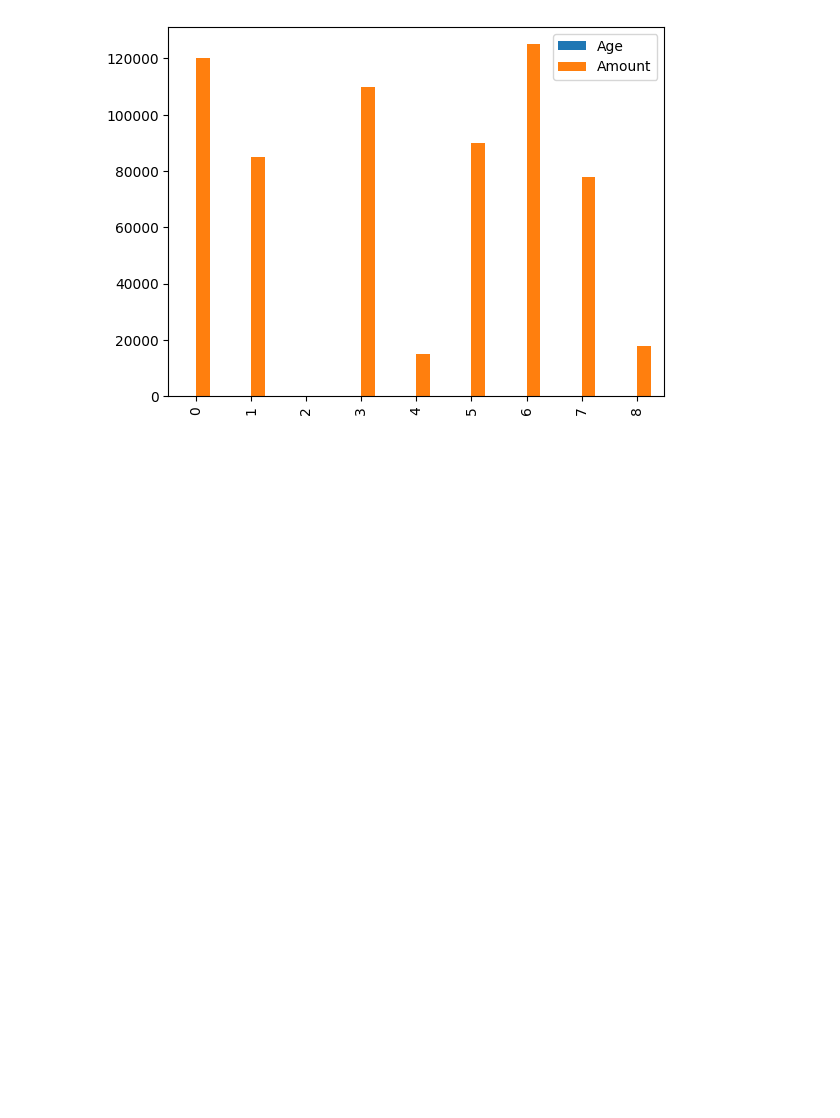
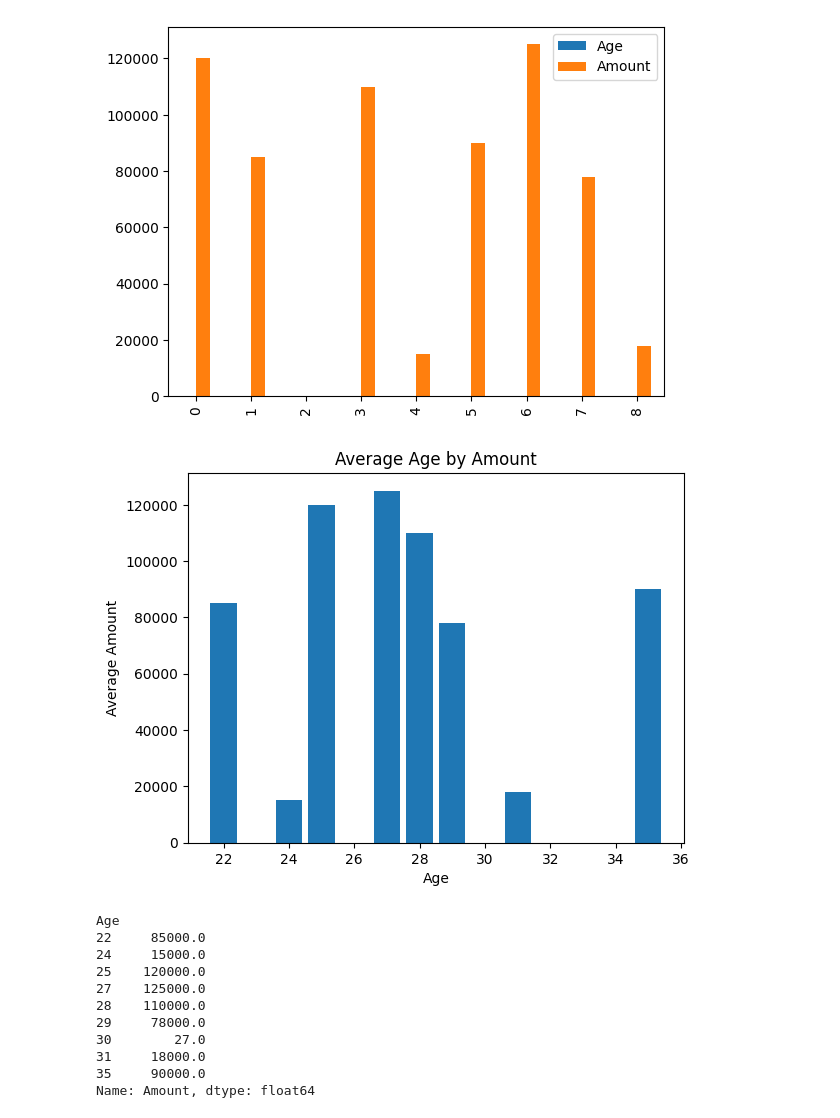
Before and after one commit to davidolawuyi37-design/Learning, a Jupyter notebook: Visualization/Exercise.ipynb, the cells around one changed output. Cells and saved outputs as stored; diff of their text form; code cells hidden in the pictures; blank space fills up the shorter version.

```diff
--- a/Visualization/Exercise.ipynb
+++ b/Visualization/Exercise.ipynb
@@ -133,3 +133,29 @@ df.plot(kind='bar')
 <Axes: >
 [figure]
 [figure]
+# %%
+# Average Age by Amount
+
+Age_avg = df.groupby("Age")["Amount"].mean()
+
+plt.bar(Age_avg.index, Age_avg.values)
+plt.xlabel("Age")
+plt.ylabel("Average AmountW")
+plt.title("Average Age by Amount")
+
+plt.show()
+
+print(Age_avg)
+# %% [output]
+[figure, added]
+Age
+22     85000.0
+24     15000.0
+25    120000.0
+27    125000.0
+28    110000.0
+29     78000.0
+30        27.0
+31     18000.0
+35     90000.0
+Name: Amount, dtype: float64
```
Also changed, not shown: 1 other file.
